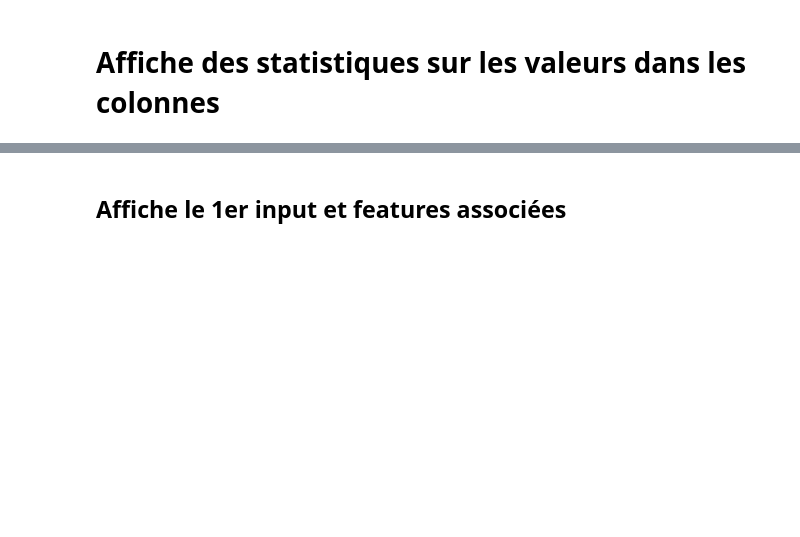
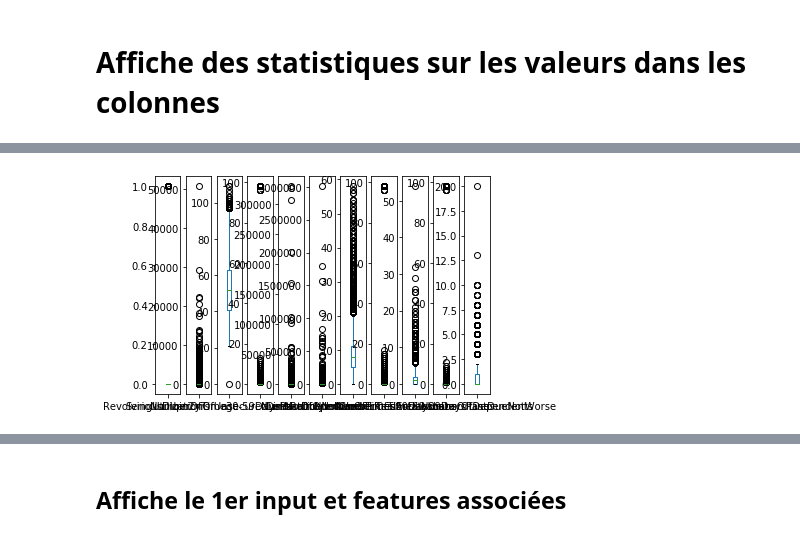
Before and after one commit to Simplon-IA-Bdx-1/give-me-some-credit-laurent-33, a Jupyter notebook: 191007 GiveMeCredit - 01data prepare.ipynb, the cells around one changed output, grey strips where cells are left out. Cells and saved outputs as stored; diff of their text form; code cells hidden in the pictures; blank space fills up the shorter version.

```diff
--- a/191007 GiveMeCredit - 01data prepare.ipynb
+++ b/191007 GiveMeCredit - 01data prepare.ipynb
@@ -37,0 +121,4 @@ df.describe()
+# %%
+df.plot(kind='box', subplots=True, sharex=False, sharey=False);
+# %% [output]
+[figure, added]
```
Also changed, not shown: parts of 13 cells of this notebook, 2 other files.
